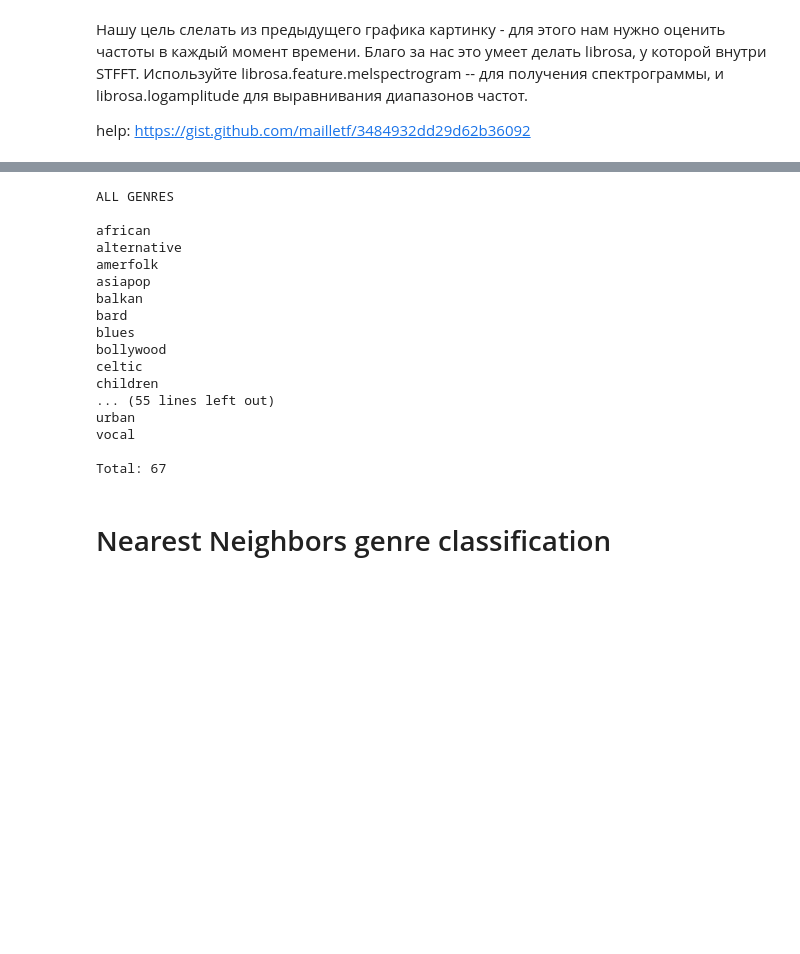
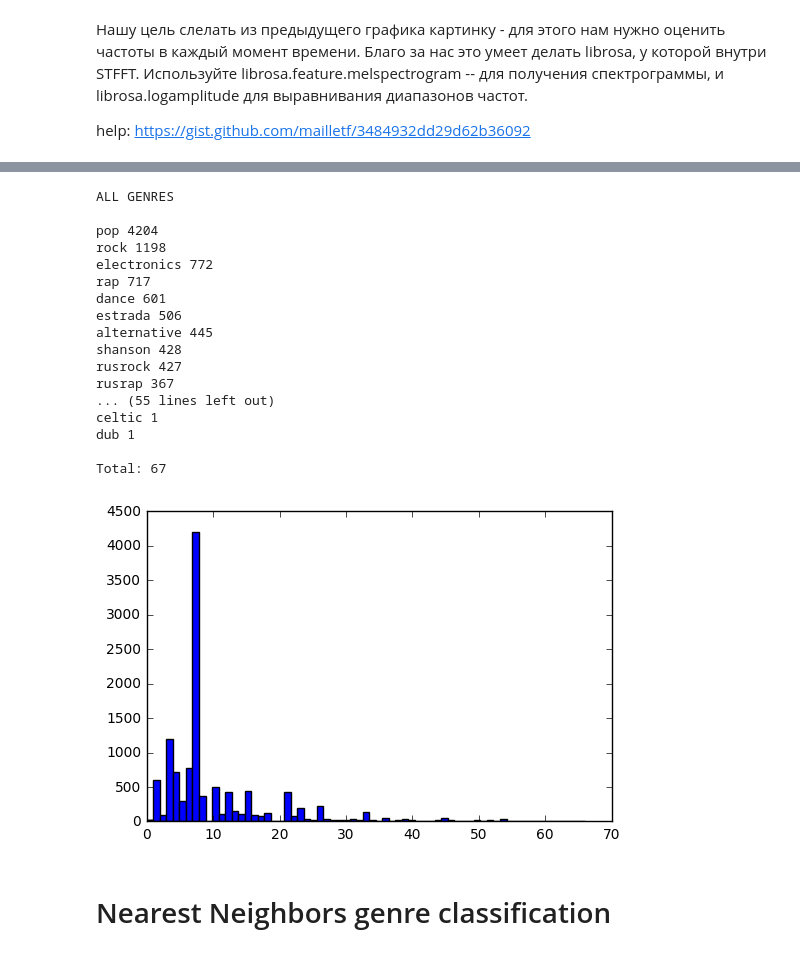
Before and after one commit to standy66/ml-fall-2016, a Jupyter notebook: hw06-deep-learning-music-classification/stepanov_394_task6.ipynb, the cells around one changed output, grey strips where cells are left out. Saved outputs shown, nothing was run; the diff lists cells and outputs as text; code cells hidden in the pictures; blank space fills up the shorter version.

```diff
--- a/hw06-deep-learning-music-classification/stepanov_394_task6.ipynb
+++ b/hw06-deep-learning-music-classification/stepanov_394_task6.ipynb
@@ -84,23 +96,24 @@ with open(os.path.join(BP, "train_genres.txt"), "r") as fin:
 # %%
 print("ALL GENRES\n")
-print("\n".join(np.unique(genres)))
+for genre in sorted(np.unique(genres), key=lambda x: -np.sum(genres == x)):
+    print("{} {}".format(genre, np.sum(genres == genre)))
 print("\nTotal: {}".format(len(np.unique(genres))))
 # %% [output]
 ALL GENRES
 
-african
-alternative
-amerfolk
-asiapop
-balkan
-bard
-blues
-bollywood
-celtic
-children
+pop 4204
+rock 1198
+electronics 772
+rap 717
+dance 601
+estrada 506
+alternative 445
+shanson 428
+rusrock 427
+rusrap 367
 ... (55 lines left out)
-urban
-vocal
+celtic 1
+dub 1
 
 Total: 67
 # %%
@@ -110,6 +123,14 @@ X_kaggle = data[12000:]
 mapping = defaultdict(lambda: len(mapping))
 y = np.array(list(map(lambda x: mapping[x], genres)))
 inv_mapping = dict(zip(mapping.values(), mapping.keys()))
+perm = np.random.permutation(np.arange(len(X)))
+X = X[perm]
+y = y[perm]
+# %%
+plt.hist(y, bins=67)
+plt.show()
+# %% [output]
+[figure, added]
 # %% [markdown]
 # Nearest Neighbors genre classification
 # %% [markdown]
```
Also changed, not shown: parts of 43 cells of this notebook, 6 other files.
